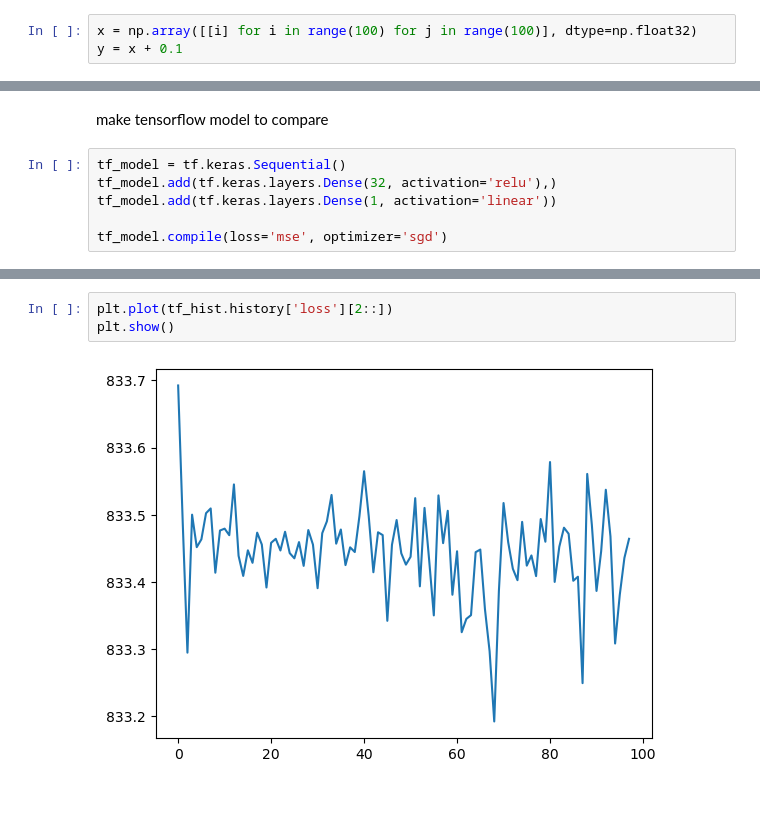
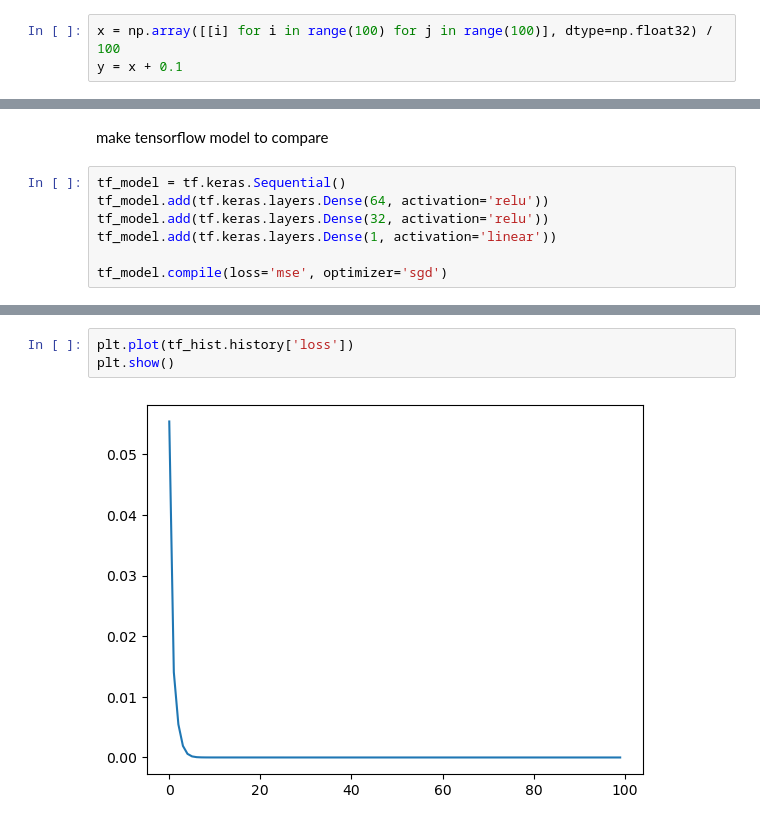
Before and after one commit to PYTHONLL-kang/implements, a Jupyter notebook: neural_network.ipynb, the cells around one changed output, grey strips where cells are left out. Cells and saved outputs as stored; diff of their text form.

```diff
--- a/neural_network.ipynb
+++ b/neural_network.ipynb
@@ -145,5 +146,5 @@ class Neural_network:
 # %%
-x = np.array([[i] for i in range(100) for j in range(100)], dtype=np.float32)
+x = np.array([[i] for i in range(100) for j in range(100)], dtype=np.float32) / 100
 y = x + 0.1
 # %%
 model = Neural_network()
@@ -188,7 +194,8 @@ model.loss_function.evaluate(model.predict(x), y)
 make tensorflow model to compare
 # %%
 tf_model = tf.keras.Sequential()
-tf_model.add(tf.keras.layers.Dense(32, activation='relu'),)
+tf_model.add(tf.keras.layers.Dense(64, activation='relu'))
+tf_model.add(tf.keras.layers.Dense(32, activation='relu'))
 tf_model.add(tf.keras.layers.Dense(1, activation='linear'))
 
 tf_model.compile(loss='mse', optimizer='sgd')
@@ -220,5 +227,5 @@ Epoch 100/100
 # %%
-plt.plot(tf_hist.history['loss'][2::])
+plt.plot(tf_hist.history['loss'])
 plt.show()
 # %% [output]
-[figure, old version]
+[figure, new version]
```
Also changed, not shown: parts of 12 cells of this notebook.
